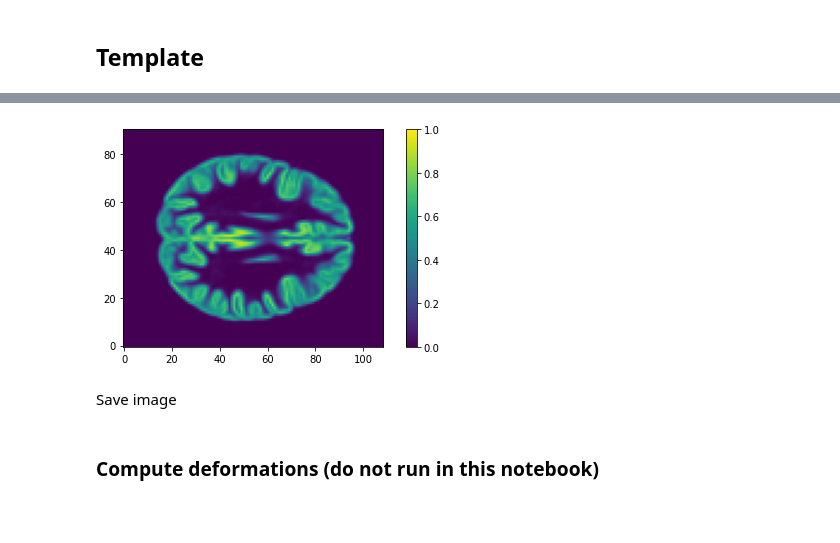
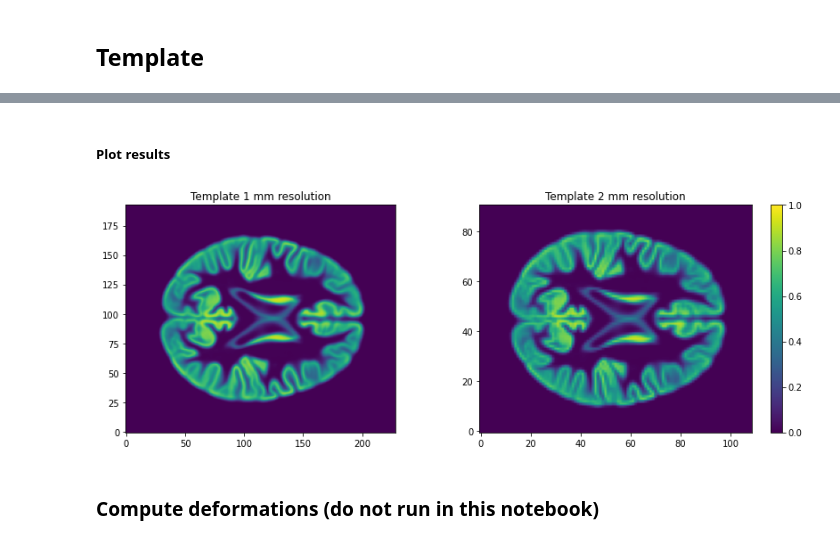
Before and after one commit to fishtree-attempt/SDC-BIDS-sMRI, a Jupyter notebook: code/Stats.ipynb, the cells around one changed output, grey strips where cells are left out. Cells and saved outputs as stored; diff of their text form; code cells hidden in the pictures; blank space fills up the shorter version.

```diff
--- a/code/Stats.ipynb
+++ b/code/Stats.ipynb
@@ -17,2 +32,4 @@ from nilearn.image import concat_imgs, mean_img
 # %%
-data_dir = '../../data_VBM/selec/sub-031624_sub-031673/derivatives_mni/smriprep'
+#data_dir = '../../data_VBM/selec/sub-031624_sub-031673/derivatives_mni/smriprep'
+data_dir = '../../../../data/uva_aomic/derivatives/fmriprep'
+proc_dir = '../../../../data/uva_aomic/derivatives/smri_course'
@@ -33 +45,3 @@ plt.colorbar();
+# %%
+GM_probmap_mean_img = nib.load(os.path.join(proc_dir, "GM226.nii.gz"))
 # %% [markdown]
@@ -41,8 +56,0 @@ GM_probmap_mean_img_2mm = resample_to_img(GM_probmap_mean_img, template)
-# %%
-plt.figure(figsize=(8, 4))
-plt.imshow(GM_probmap_mean_img_2mm.get_fdata()[:, :, 50], origin="lower", vmin=0, vmax=1)
-plt.colorbar();
-# %% [output]
-[figure, removed]
-# %% [markdown]
-Save image
@@ -52,3 +57,21 @@ GM_probmap_mean_img_2mm.to_filename(os.path.join(data_dir, "GM_template_2mm.nii.
+# %% [markdown]
+##### Plot results
+# %%
+plt.figure(figsize=(12, 8))
+n_plots = 2
+n_cols = 2
+# Plot first figure
+plt.subplot(n_plots, n_cols, 1)
+plt.imshow(GM_probmap_mean_img.get_fdata()[:, :, 100], origin="lower", vmin=0, vmax=1)
+plt.title('Template 1 mm resolution')
+# Plot first figure
+plt.subplot(n_plots, n_cols, 2)
+plt.imshow(GM_probmap_mean_img_2mm.get_fdata()[:, :, 47], origin="lower", vmin=0, vmax=1)
+plt.title('Template 2 mm resolution')
+plt.colorbar();
+plt.tight_layout() # Magic command to clean the overall plot
+# %% [output]
+[figure, added]
 # %% [markdown]
 ### Compute deformations (do not run in this notebook)
 # %%
```
Also changed, not shown: parts of 86 cells of this notebook, 1 other file.
